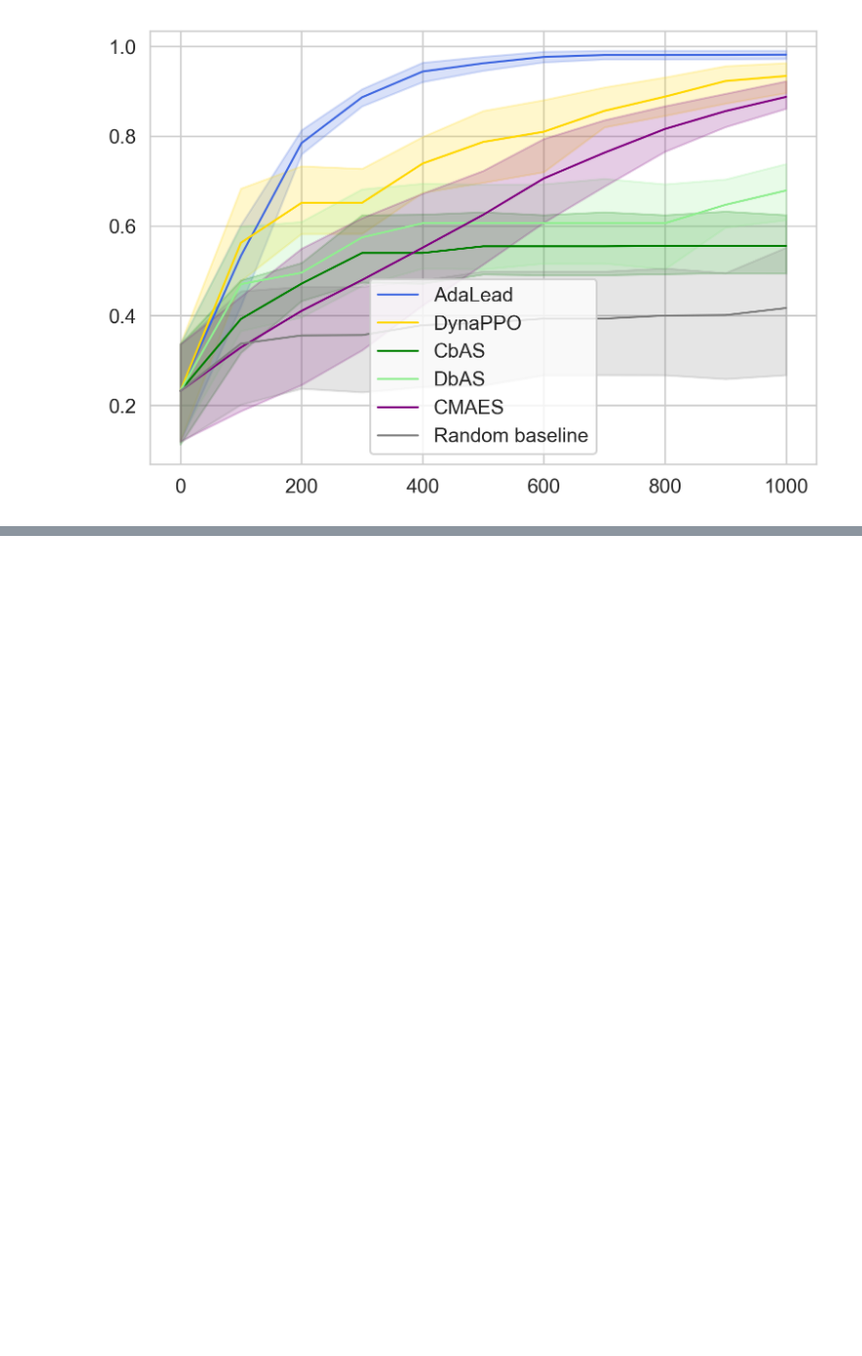
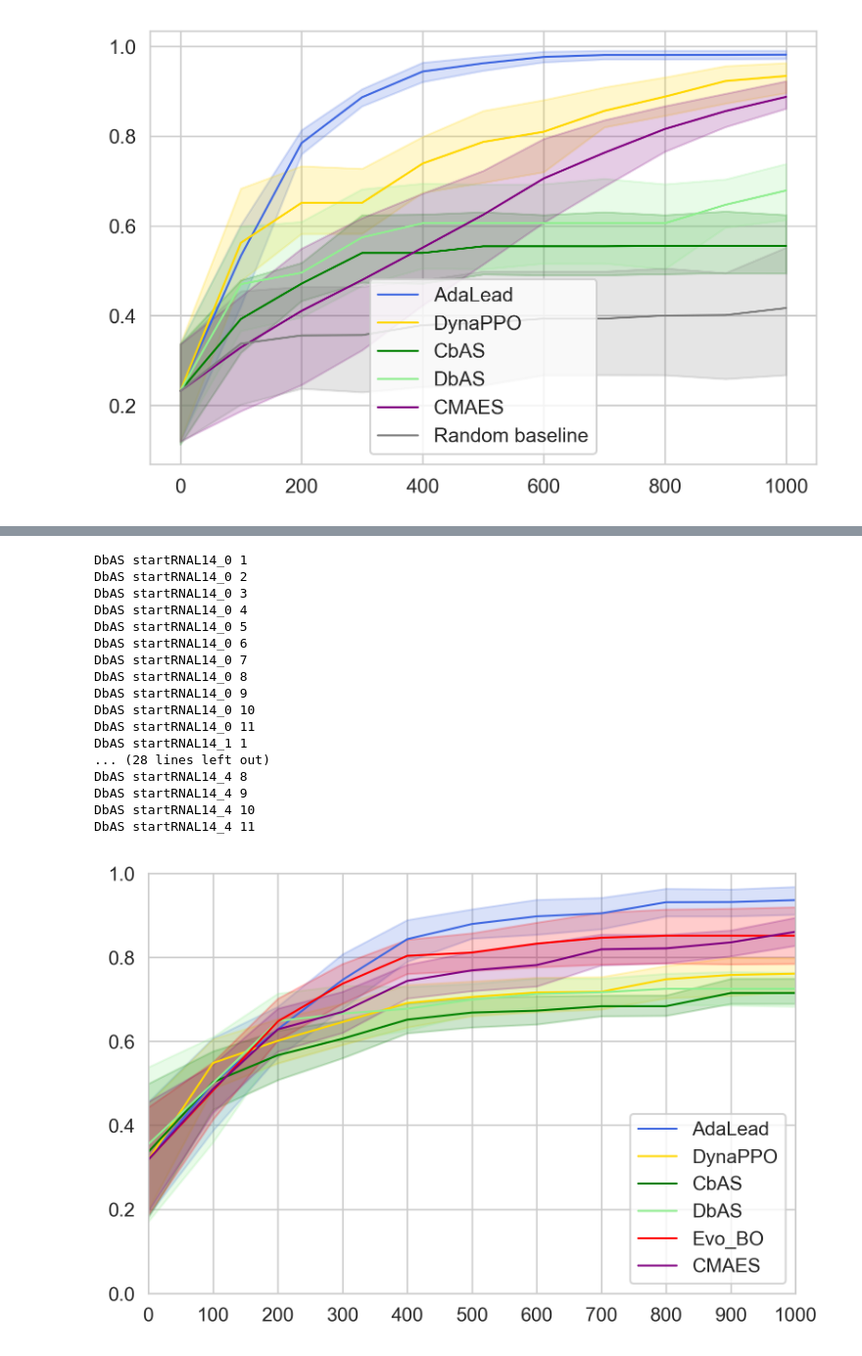
Before and after one commit to samsinai/FLEXS, a Jupyter notebook: examples/Paper_plots.ipynb, the cells around one changed output, grey strips where cells are left out. Shown at 98% size. Cells and saved outputs as stored; diff of their text form; code cells hidden in the pictures; blank space fills up the shorter version.

```diff
--- a/examples/Paper_plots.ipynb
+++ b/examples/Paper_plots.ipynb
@@ -260,3 +300,59 @@ plt.legend()
 plt.show()
 # %% [output]
 [figure]
+# %%
+# Fig 2B CNN
+
+def cumulative_max_per_round(sequences):
+    num_rounds = sequences['round'].max() + 1
+    max_per_round = [sequences['true_score'][sequences['round'] == r].max()
+                     for r in range(num_rounds)]
+    return np.maximum.accumulate(max_per_round)
+
+def compute_scores(run_dir):
+    measurements = []
+    scores = []
+    for fname in glob.glob(f'{run_dir}/L14_RNA1+2_start*_cnn'):
+        # Skip metadata in header
+        with open(fname) as f:
+            next(f)
+            df = pd.read_csv(f)
+
+        max_per_round = cumulative_max_per_round(df)
+        scores.extend(max_per_round)
+        measurements.extend(range(len(max_per_round)))
+
+    return list(measurements), list(0.96 * np.array(scores))
+
+names_and_dirs = {
+    'AdaLead': '../../paper_data_9_30/table1/adalead',
+    'DynaPPO': '../../paper_data_9_30/table1/dynappo',
+    'CbAS': '../../paper_data_9_30/table1/cbas',
+    'DbAS': '../../paper_data_9_30/table1/dbas',
+    'Evo_BO': '../../paper_data_9_30/table1/bo',
+    'CMAES': '../../paper_data_9_30/table1/cmaes',
+}
+
+plt.figure(dpi=300)
+plt.xticks(range(11), range(0, 1001, 100))
+plt.xlim(0, 10)
+plt.ylim(0, 1)
+sns.set_style('whitegrid')
+for name, run_dir in names_and_dirs.items():
+    new_x, new_y = compute_scores(run_dir)
+
+    x = []
+    y = []
+    for start in ['startRNAL14_0', 'startRNAL14_1', 'startRNAL14_2', 'startRNAL14_3', 'startRNAL14_4']:
+        for batch in range(1, 12):
+            select_df = (df['explorer_type'] == name) & (df['model_type'] == 'Ensemble') & (df['start_id'] == start) & (df['batch'] == batch)
+            if len(df['batch'][select_df]) == 0:
+                print(name, start, batch)
+                continue
+            x.append(df['batch'][select_df].item() - 1)
+            y.append(df['cum_max_fitness'][select_df].item())
+
+    sns.lineplot(x + new_x, y + new_y, label=name, color=palette[name], linewidth=1)
+plt.legend()
+plt.show()
+# %% [output]
@@ -262,0 +376,18 @@ plt.show()
+DbAS startRNAL14_0 1
+DbAS startRNAL14_0 2
+DbAS startRNAL14_0 3
+DbAS startRNAL14_0 4
+DbAS startRNAL14_0 5
+DbAS startRNAL14_0 6
+DbAS startRNAL14_0 7
+DbAS startRNAL14_0 8
+DbAS startRNAL14_0 9
+DbAS startRNAL14_0 10
+DbAS startRNAL14_0 11
+DbAS startRNAL14_1 1
+... (28 lines left out)
+DbAS startRNAL14_4 8
+DbAS startRNAL14_4 9
+DbAS startRNAL14_4 10
+DbAS startRNAL14_4 11
+[figure, added]
```
Also changed, not shown: parts of 6 cells of this notebook.
